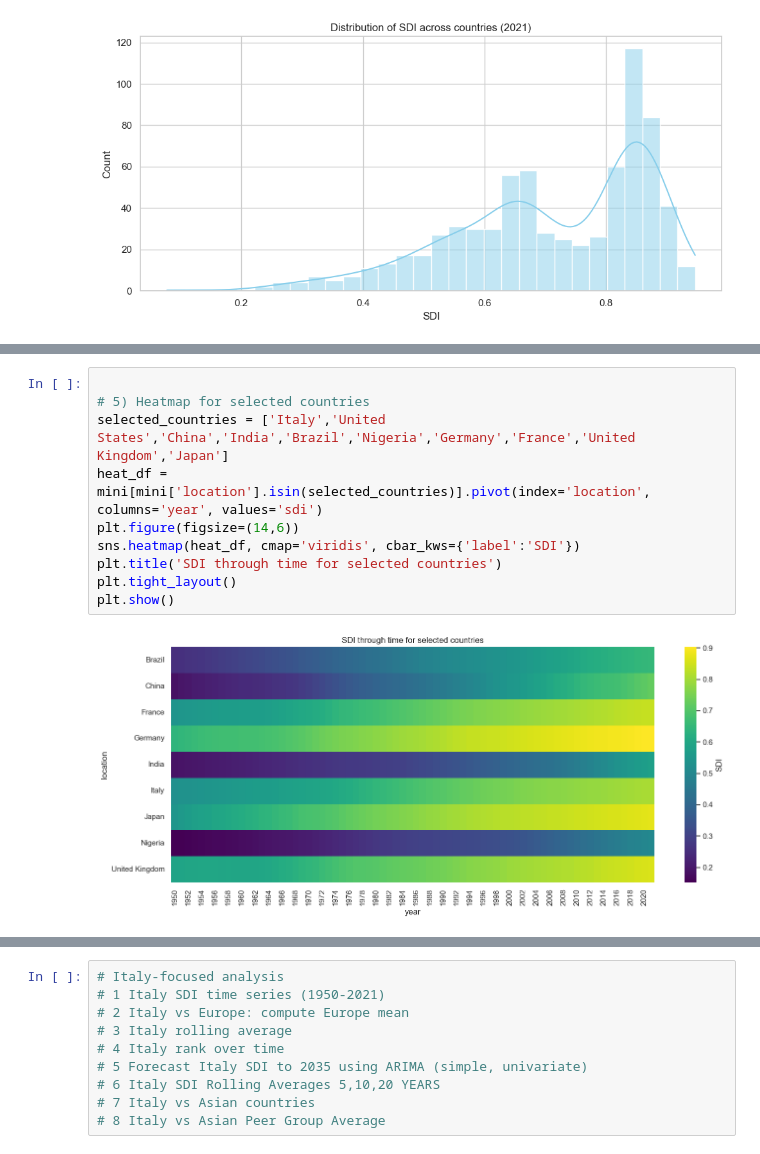
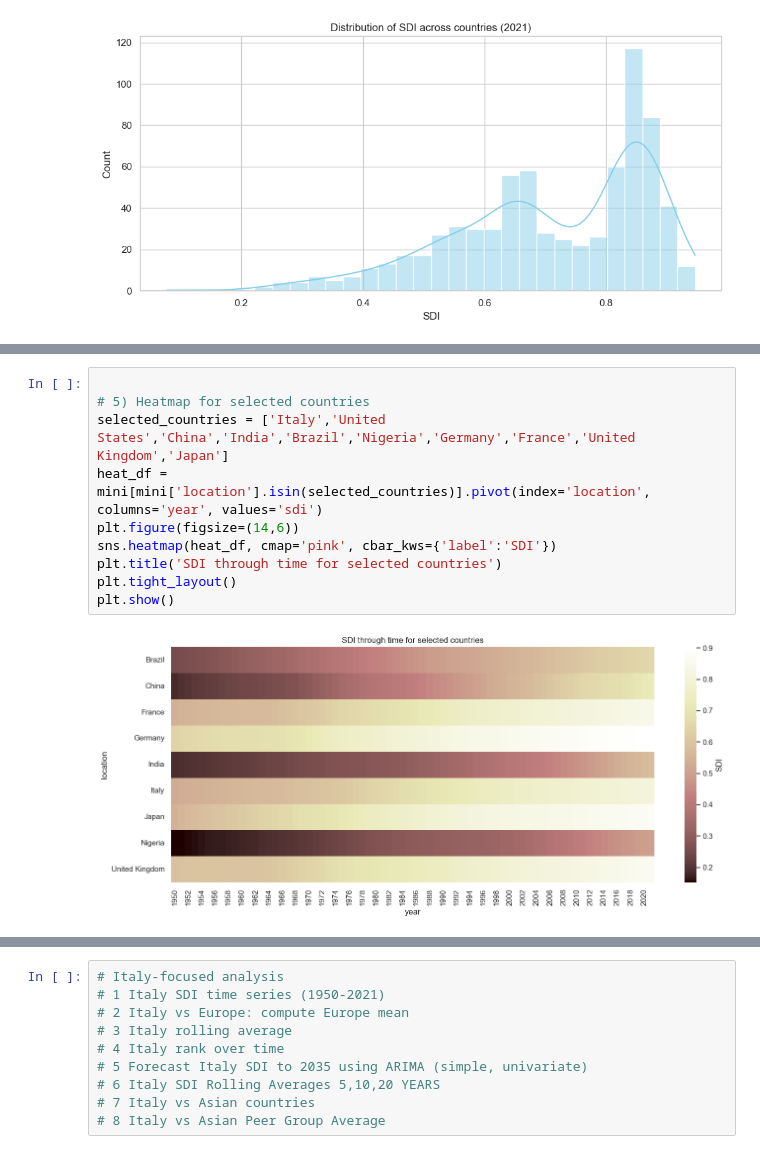
Before and after one commit to samiwadh/Global-Burden-of-Disease-Project, a Jupyter notebook: SDI Visualization.ipynb, the cells around one changed output, grey strips where cells are left out. Drawn from its saved outputs; the diff is of its cells as text.

```diff
--- a/SDI Visualization.ipynb
+++ b/SDI Visualization.ipynb
@@ -185,15 +176,15 @@ plt.show()
 # %%
 
 # 5) Heatmap for selected countries
 selected_countries = ['Italy','United States','China','India','Brazil','Nigeria','Germany','France','United Kingdom','Japan']
 heat_df = mini[mini['location'].isin(selected_countries)].pivot(index='location', columns='year', values='sdi')
 plt.figure(figsize=(14,6))
-sns.heatmap(heat_df, cmap='viridis', cbar_kws={'label':'SDI'})
+sns.heatmap(heat_df, cmap='pink', cbar_kws={'label':'SDI'})
 plt.title('SDI through time for selected countries')
 plt.tight_layout()
 plt.show()
 # %% [output]
-[figure, old version]
+[figure, new version]
 # %%
 # 6 Top 10 Countries by Total SDI Change (1950–2021)
 mini['sdi_diff'] = mini.groupby('location')['sdi'].diff()  # year-to-year difference
```
Also changed, not shown: parts of 11 cells of this notebook, 9 other files.
